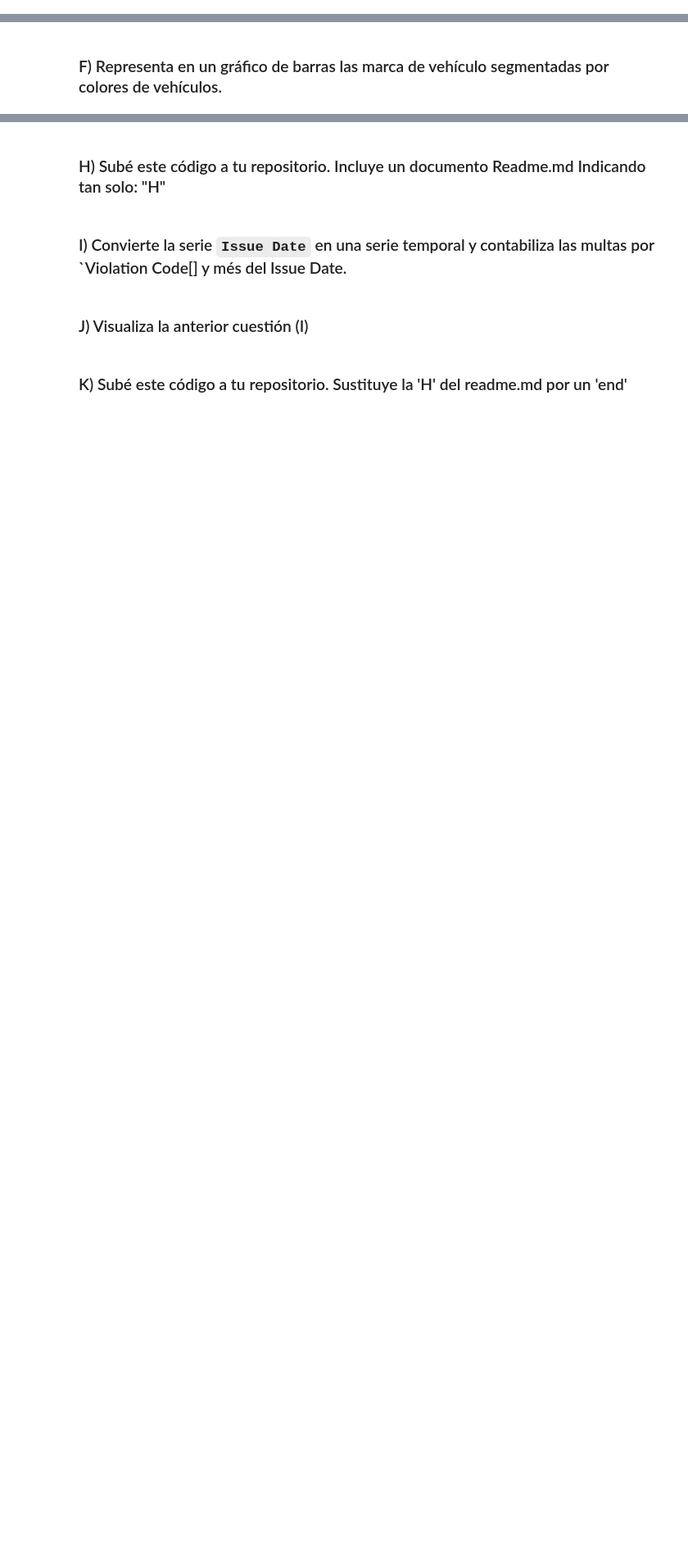
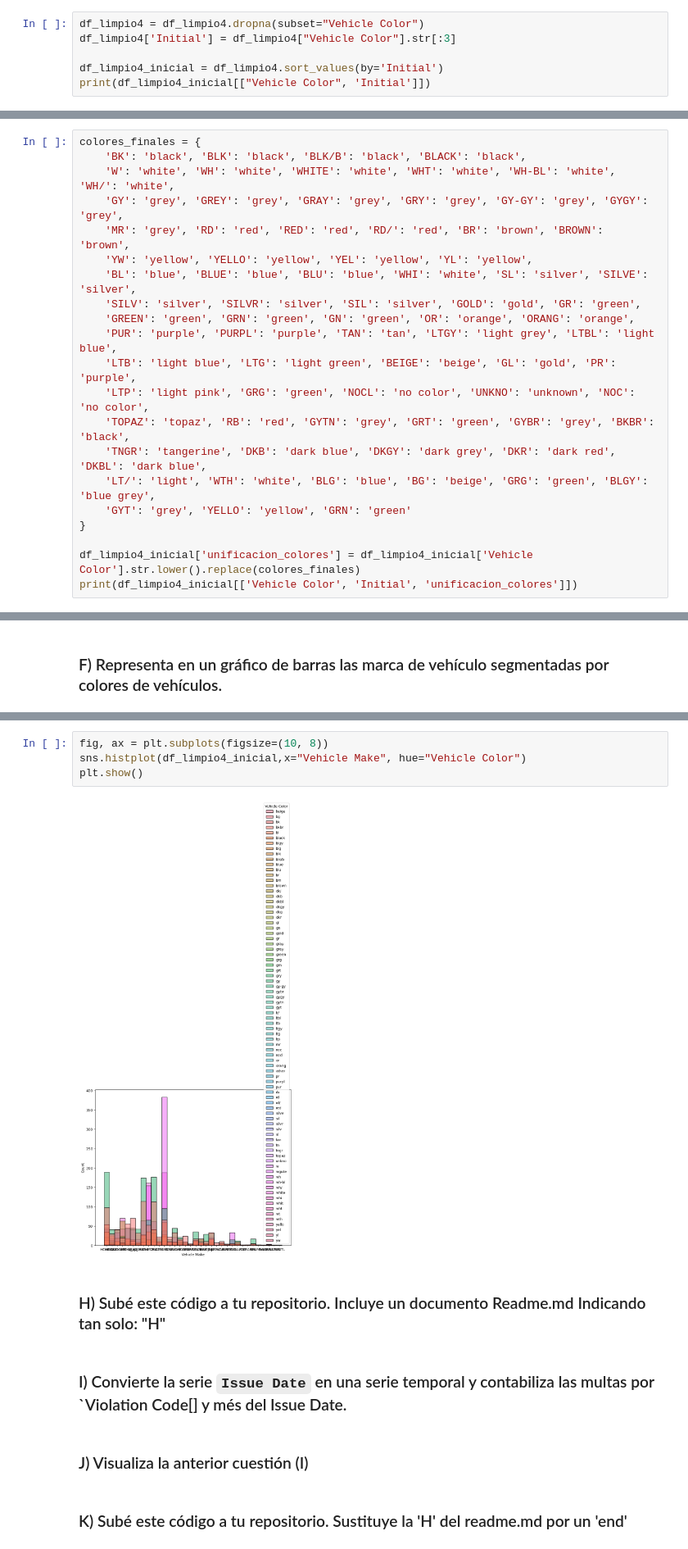
Before and after one commit to LinaGS24/proyecto_pandas, a Jupyter notebook: proyecto_pandas_LinaGS.ipynb, the cells around one changed output, grey strips where cells are left out. Shown at 82% size. Drawn from its saved outputs; the diff is of its cells as text; blank space fills up the shorter version.

```diff
--- a/proyecto_pandas_LinaGS.ipynb
+++ b/proyecto_pandas_LinaGS.ipynb
@@ -23,0 +371,6 @@ import pandas as pd
+# %%
+df_limpio4 = df_limpio4.dropna(subset="Vehicle Color")
+df_limpio4['Initial'] = df_limpio4["Vehicle Color"].str[:3]
+
+df_limpio4_inicial = df_limpio4.sort_values(by='Initial')
+print(df_limpio4_inicial[["Vehicle Color", 'Initial']])
@@ -23,0 +392,21 @@ import pandas as pd
+# %%
+colores_finales = {
+    'BK': 'black', 'BLK': 'black', 'BLK/B': 'black', 'BLACK': 'black',
+    'W': 'white', 'WH': 'white', 'WHITE': 'white', 'WHT': 'white', 'WH-BL': 'white', 'WH/': 'white',
+    'GY': 'grey', 'GREY': 'grey', 'GRAY': 'grey', 'GRY': 'grey', 'GY-GY': 'grey', 'GYGY': 'grey',
+    'MR': 'grey', 'RD': 'red', 'RED': 'red', 'RD/': 'red', 'BR': 'brown', 'BROWN': 'brown',
+    'YW': 'yellow', 'YELLO': 'yellow', 'YEL': 'yellow', 'YL': 'yellow',
+    'BL': 'blue', 'BLUE': 'blue', 'BLU': 'blue', 'WHI': 'white', 'SL': 'silver', 'SILVE': 'silver',
+    'SILV': 'silver', 'SILVR': 'silver', 'SIL': 'silver', 'GOLD': 'gold', 'GR': 'green',
+    'GREEN': 'green', 'GRN': 'green', 'GN': 'green', 'OR': 'orange', 'ORANG': 'orange',
+    'PUR': 'purple', 'PURPL': 'purple', 'TAN': 'tan', 'LTGY': 'light grey', 'LTBL': 'light blue',
+    'LTB': 'light blue', 'LTG': 'light green', 'BEIGE': 'beige', 'GL': 'gold', 'PR': 'purple',
+    'LTP': 'light pink', 'GRG': 'green', 'NOCL': 'no color', 'UNKNO': 'unknown', 'NOC': 'no color',
+    'TOPAZ': 'topaz', 'RB': 'red', 'GYTN': 'grey', 'GRT': 'green', 'GYBR': 'grey', 'BKBR': 'black',
+    'TNGR': 'tangerine', 'DKB': 'dark blue', 'DKGY': 'dark grey', 'DKR': 'dark red', 'DKBL': 'dark blue',
+    'LT/': 'light', 'WTH': 'white', 'BLG': 'blue', 'BG': 'beige', 'GRG': 'green', 'BLGY': 'blue grey',
+    'GYT': 'grey', 'YELLO': 'yellow', 'GRN': 'green'
+}
+
+df_limpio4_inicial['unificacion_colores'] = df_limpio4_inicial['Vehicle Color'].str.lower().replace(colores_finales)
+print(df_limpio4_inicial[['Vehicle Color', 'Initial', 'unificacion_colores']])
@@ -26,3 +449,9 @@ import pandas as pd
+# %%
+fig, ax = plt.subplots(figsize=(10, 8))
+sns.histplot(df_limpio4_inicial,x="Vehicle Make", hue="Vehicle Color")
+plt.show()
+# %% [output]
+[figure, added]
 # %% [markdown]
 ### H) Subé este código a tu repositorio. Incluye un documento Readme.md Indicando tan solo: "H"
 # %% [markdown]
```
Also changed, not shown: parts of 29 cells of this notebook.
